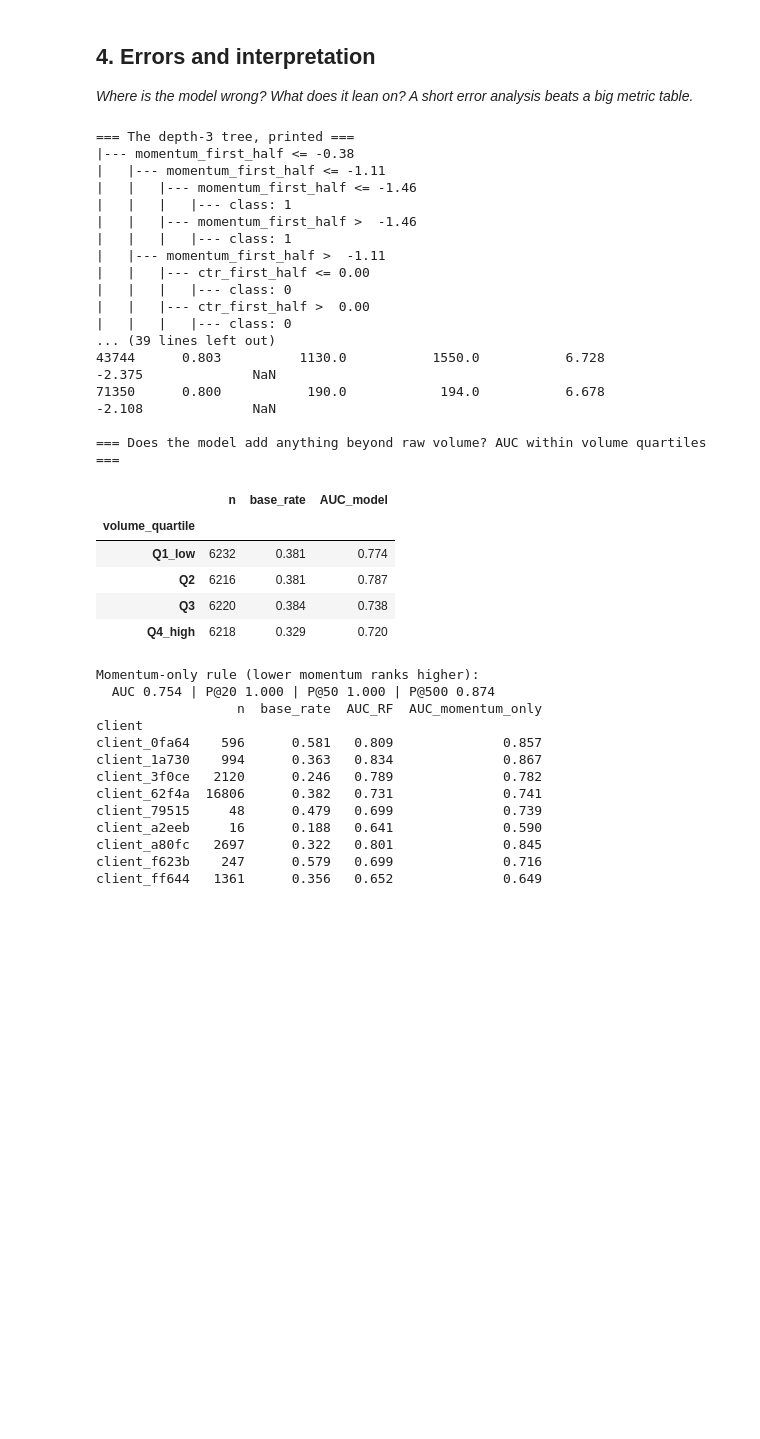
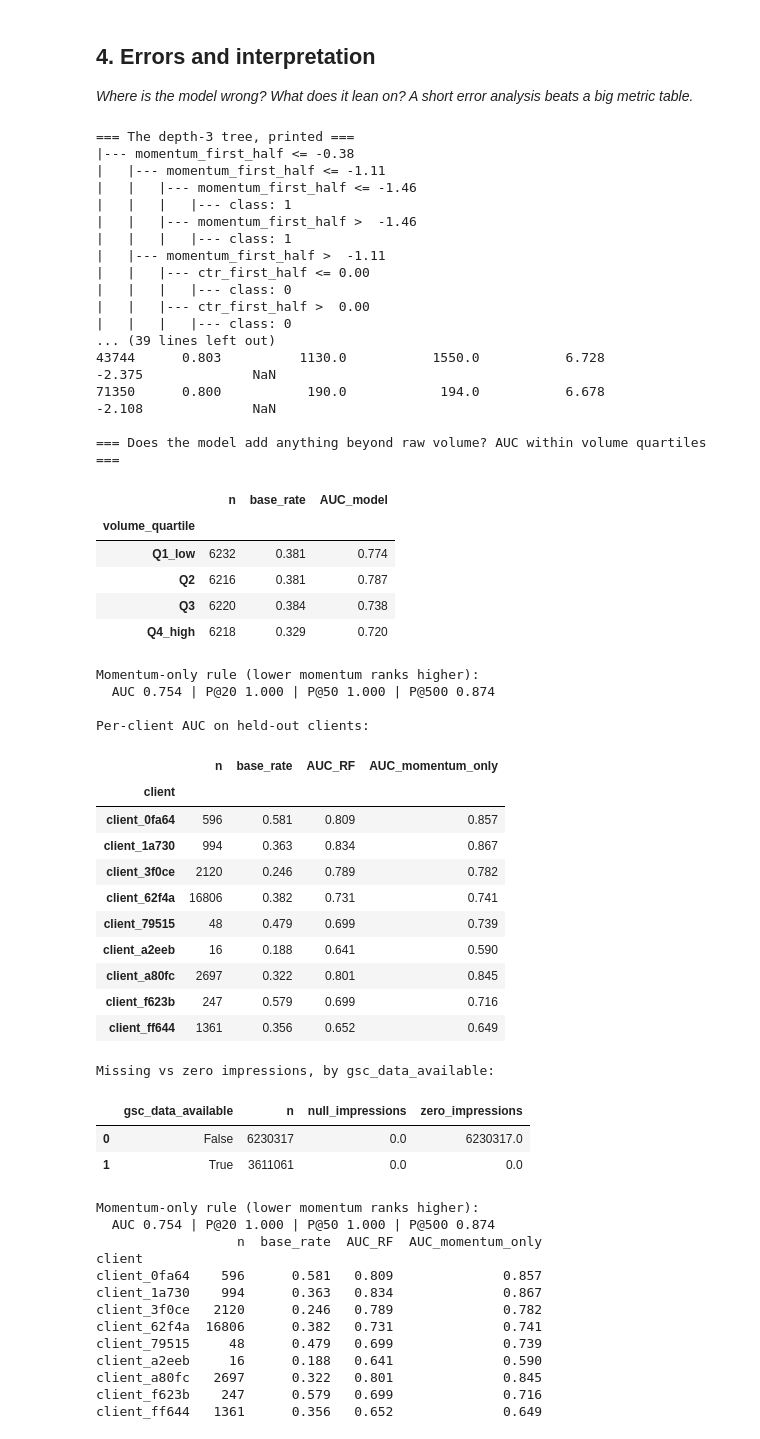
Before and after one commit to yasmeenmh90-beep/flyrank-ml-internship-starter, a Jupyter notebook: work/notebooks/w05_model.ipynb, the cells around one changed output. Drawn from its saved outputs; the diff is of its cells as text; code cells hidden in the pictures; blank space fills up the shorter version.

```diff
--- a/work/notebooks/w05_model.ipynb
+++ b/work/notebooks/w05_model.ipynb
@@ -256,9 +256,7 @@ Refit with the same seed gives identical predictions: True
 
 *Where is the model wrong? What does it lean on? A short error analysis beats a big metric table.*
 # %%
-# This cell is for CODE (numbers, a query, a check).
-# Write your text answer in the cell ABOVE this one — typing sentences here breaks Run All.
-
+from IPython.display import display
 from sklearn.inspection import permutation_importance
 
 print("=== The depth-3 tree, printed ===")
@@ -286,34 +284,79 @@ print(wrong[["p_decline", "imp_first_half", "imp_second_half", "pos_first_half",
 print("\n=== Does the model add anything beyond raw volume? AUC within volume quartiles ===")
 te["vol_q"] = pd.qcut(te["imp_first_half"], 4, labels=["Q1_low", "Q2", "Q3", "Q4_high"])
 q_rows = []
 for q, g in te.groupby("vol_q", observed=True):
     q_rows.append({"volume_quartile": q, "n": len(g), "base_rate": g["is_declining"].mean(),
                    "AUC_model": roc_auc_score(g["is_declining"], g["p_decline"])})
-pd.DataFrame(q_rows).set_index("volume_quartile").round(3)
+display(pd.DataFrame(q_rows).set_index("volume_quartile").round(3))
+
+# Momentum-only baseline: one feature, no model
+mom_score = -test["momentum_first_half"].values
+print("Momentum-only rule (lower momentum ranks higher):")
+print(f"  AUC {roc_auc_score(y_te, mom_score):.3f} | P@20 {precision_at_k(mom_score, y_te.values, 20):.3f} | "
+      f"P@50 {precision_at_k(mom_score, y_te.values, 50):.3f} | P@500 {precision_at_k(mom_score, y_te.values, 500):.3f}")
+
+# Per-client AUC on the held-out clients
+rows = []
+for c, g in te.groupby("client_hash_id"):
+    if g["is_declining"].nunique() == 2:
+        rows.append({"client": c[:12], "n": len(g), "base_rate": g["is_declining"].mean(),
+                     "AUC_RF": roc_auc_score(g["is_declining"], g["p_decline"]),
+                     "AUC_momentum_only": roc_auc_score(g["is_declining"], -g["momentum_first_half"])})
+print("\nPer-client AUC on held-out clients:")
+display(pd.DataFrame(rows).set_index("client").round(3))
+
+# What does gsc_data_available mean for impressions?
+print("\nMissing vs zero impressions, by gsc_data_available:")
+display(con.sql(f"""
+    SELECT gsc_data_available, COUNT(*) AS n,
+           SUM(CASE WHEN gsc_impressions IS NULL THEN 1 ELSE 0 END) AS null_impressions,
+           SUM(CASE WHEN gsc_impressions = 0 THEN 1 ELSE 0 END) AS zero_impressions
+    FROM {fact_month}
+    GROUP BY 1 ORDER BY 1
+""").df())
 # %% [output]
 === The depth-3 tree, printed ===
 |--- momentum_first_half <= -0.38
 |   |--- momentum_first_half <= -1.11
 |   |   |--- momentum_first_half <= -1.46
 |   |   |   |--- class: 1
 |   |   |--- momentum_first_half >  -1.46
 |   |   |   |--- class: 1
 |   |--- momentum_first_half >  -1.11
 |   |   |--- ctr_first_half <= 0.00
 |   |   |   |--- class: 0
 |   |   |--- ctr_first_half >  0.00
 |   |   |   |--- class: 0
 ... (39 lines left out)
 43744      0.803          1130.0           1550.0           6.728               -2.375              NaN
 71350      0.800           190.0            194.0           6.678               -2.108              NaN
 
 === Does the model add anything beyond raw volume? AUC within volume quartiles ===
 |  | n | base_rate | AUC_model |
 | volume_quartile |  |  |  |
 | Q1_low | 6232 | 0.381 | 0.774 |
 | Q2 | 6216 | 0.381 | 0.787 |
 | Q3 | 6220 | 0.384 | 0.738 |
 | Q4_high | 6218 | 0.329 | 0.720 |
+Momentum-only rule (lower momentum ranks higher):
+  AUC 0.754 | P@20 1.000 | P@50 1.000 | P@500 0.874
+
+Per-client AUC on held-out clients:
+|  | n | base_rate | AUC_RF | AUC_momentum_only |
+| client |  |  |  |  |
+| client_0fa64 | 596 | 0.581 | 0.809 | 0.857 |
+| client_1a730 | 994 | 0.363 | 0.834 | 0.867 |
+| client_3f0ce | 2120 | 0.246 | 0.789 | 0.782 |
+| client_62f4a | 16806 | 0.382 | 0.731 | 0.741 |
+| client_79515 | 48 | 0.479 | 0.699 | 0.739 |
+| client_a2eeb | 16 | 0.188 | 0.641 | 0.590 |
+| client_a80fc | 2697 | 0.322 | 0.801 | 0.845 |
+| client_f623b | 247 | 0.579 | 0.699 | 0.716 |
+| client_ff644 | 1361 | 0.356 | 0.652 | 0.649 |
+Missing vs zero impressions, by gsc_data_available:
+|  | gsc_data_available | n | null_impressions | zero_impressions |
+| 0 | False | 6230317 | 0.0 | 6230317.0 |
+| 1 | True | 3611061 | 0.0 | 0.0 |
 # %%
 # 1) Momentum-only baseline: one feature, no model
 mom_score = -test["momentum_first_half"].values
```
Also changed, not shown: parts of 1 cell of this notebook.
